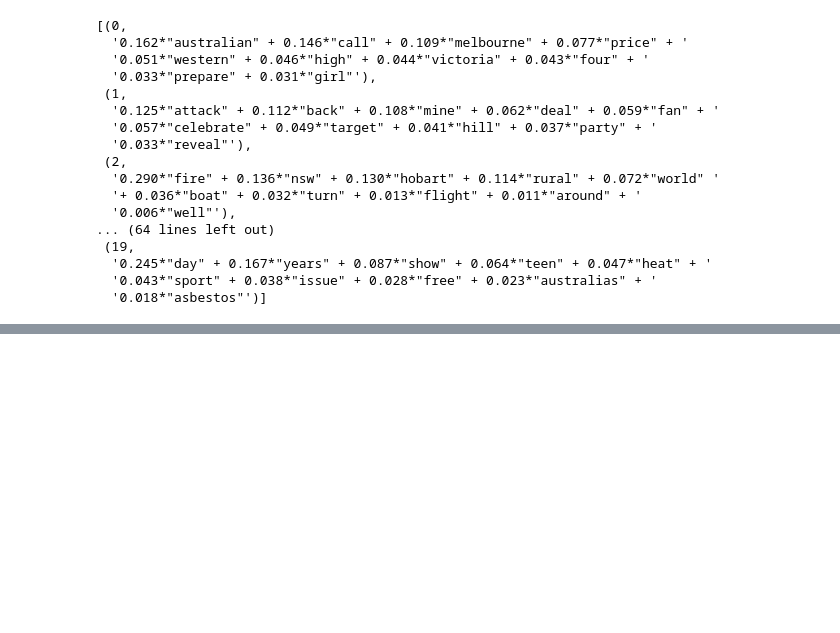
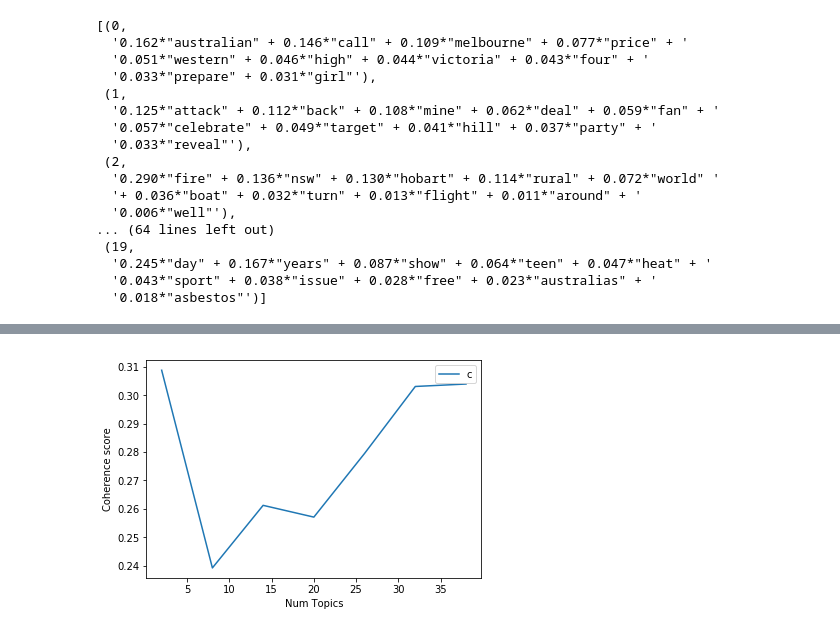
Before and after one commit to icdsw07/2019_cau_nlp, a Jupyter notebook: LDA_gensim_ver2.ipynb, the cells around one changed output, grey strips where cells are left out. Cells and saved outputs as stored; diff of their text form; code cells hidden in the pictures; blank space fills up the shorter version.

Commit message:
mallet LDA

```diff
--- a/LDA_gensim_ver2.ipynb
+++ b/LDA_gensim_ver2.ipynb
@@ -106,0 +148,3 @@ doc_lda = lda_model[corpus]
+# %%
+mallet_path = 'C:/Users/JSW/Desktop/4-1/NLP/mallet-2.0.8/mallet-2.0.8/bin/mallet' # update this path
+ldamallet = gensim.models.wrappers.LdaMallet(mallet_path, corpus=corpus, num_topics=10, id2word=id2word)
@@ -106,0 +177,40 @@ doc_lda = lda_model[corpus]
+# %%
+def compute_coherence_values(dictionary, corpus, texts, limit, start=2, step=3):
+    """
+    Compute c_v coherence for various number of topics
+
+    Parameters:
+    ----------
+    dictionary : Gensim dictionary
+    corpus : Gensim corpus
+    texts : List of input texts
+    limit : Max num of topics
+
+    Returns:
+    -------
+    model_list : List of LDA topic models
+    coherence_values : Coherence values corresponding to the LDA model with respective number of topics
+    """
+    coherence_values = []
+    model_list = []
+    for num_topics in range(start, limit, step):
+        model = gensim.models.wrappers.LdaMallet(mallet_path, corpus=corpus, num_topics=num_topics, id2word=id2word)
+        model_list.append(model)
+        coherencemodel = CoherenceModel(model=model, texts=texts, dictionary=dictionary, coherence='c_v')
+        coherence_values.append(coherencemodel.get_coherence())
+
+    return model_list, coherence_values
+# %%
+# Can take a long time to run.
+model_list, coherence_values = compute_coherence_values(dictionary=id2word, corpus=corpus, texts=data_lemmatized, start=2, limit=40, step=6)
+# %%
+# Show graph
+limit=40; start=2; step=6;
+x = range(start, limit, step)
+plt.plot(x, coherence_values)
+plt.xlabel("Num Topics")
+plt.ylabel("Coherence score")
+plt.legend(("coherence_values"), loc='best')
+plt.show()
+# %% [output]
+[figure, added]
```
Also changed, not shown: parts of 8 cells of this notebook, 4 other files.
